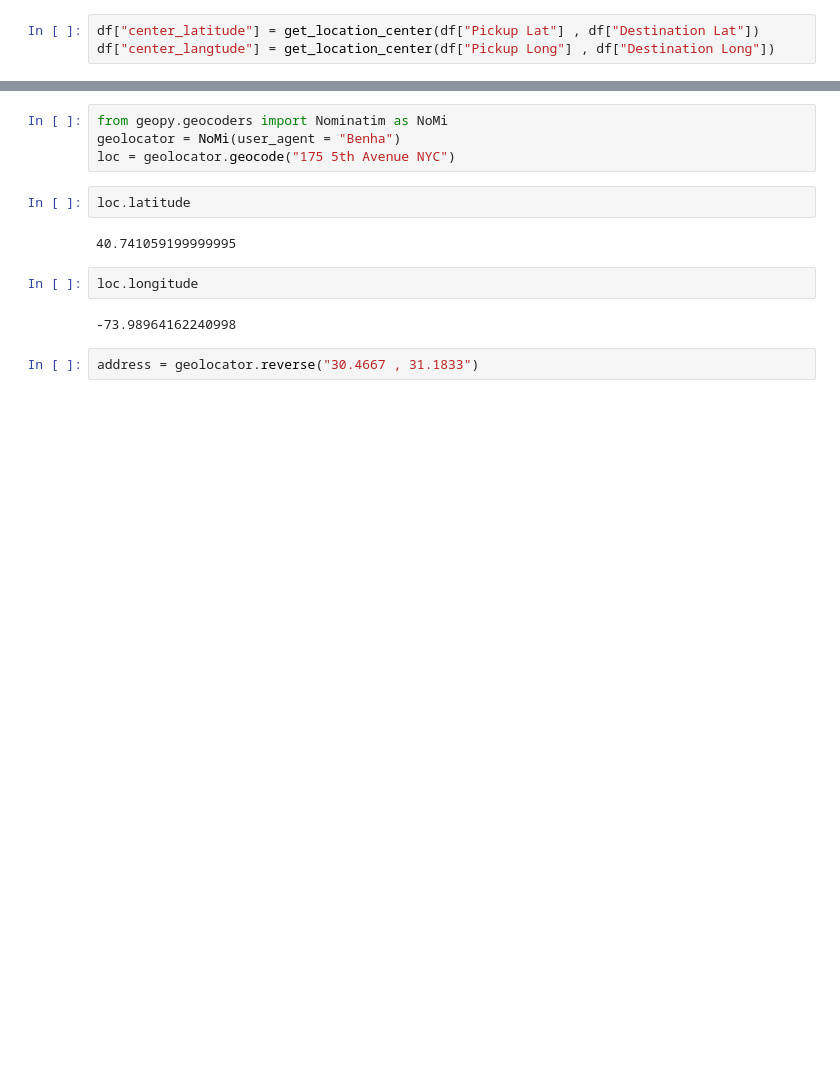
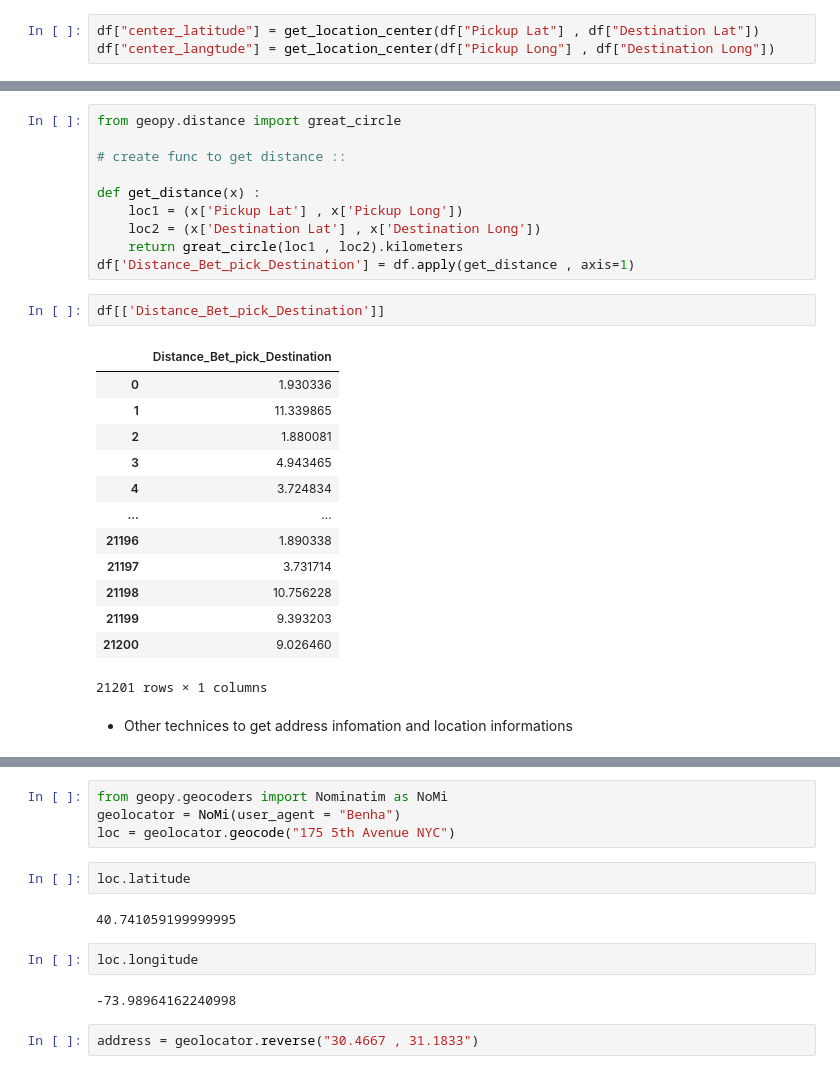
Before and after one commit to Ahmed2020538/Data_Science, a Jupyter notebook: ML_Models/Feature_Engineering/Feature_Engneering_(part1).ipynb, the cells around one changed output, grey strips where cells are left out. Drawn from its saved outputs; the diff is of its cells as text; blank space fills up the shorter version.

```diff
--- a/ML_Models/Feature_Engineering/Feature_Engneering_(part1).ipynb
+++ b/ML_Models/Feature_Engineering/Feature_Engneering_(part1).ipynb
@@ -87,0 +62,28 @@ df[["center_langtude"]]
+# %%
+from geopy.distance import great_circle
+
+# create func to get distance ::
+
+def get_distance(x) :
+    loc1 = (x['Pickup Lat'] , x['Pickup Long'])
+    loc2 = (x['Destination Lat'] , x['Destination Long'])
+    return great_circle(loc1 , loc2).kilometers
+df['Distance_Bet_pick_Destination'] = df.apply(get_distance , axis=1)
+# %%
+df[['Distance_Bet_pick_Destination']]
+# %% [output]
+|  | Distance_Bet_pick_Destination |
+| 0 | 1.930336 |
+| 1 | 11.339865 |
+| 2 | 1.880081 |
+| 3 | 4.943465 |
+| 4 | 3.724834 |
+| ... | ... |
+| 21196 | 1.890338 |
+| 21197 | 3.731714 |
+| 21198 | 10.756228 |
+| 21199 | 9.393203 |
+| 21200 | 9.026460 |
+21201 rows × 1 columns
+# %% [markdown]
+* Other technices to get address infomation and location informations
```
Also changed, not shown: parts of 10 cells of this notebook, 1 other file.
